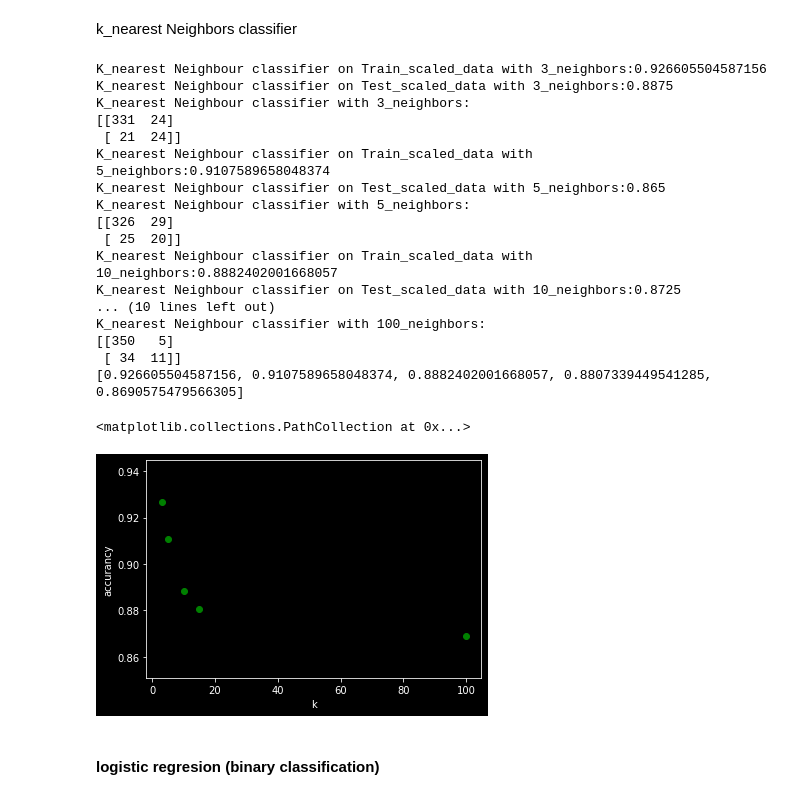
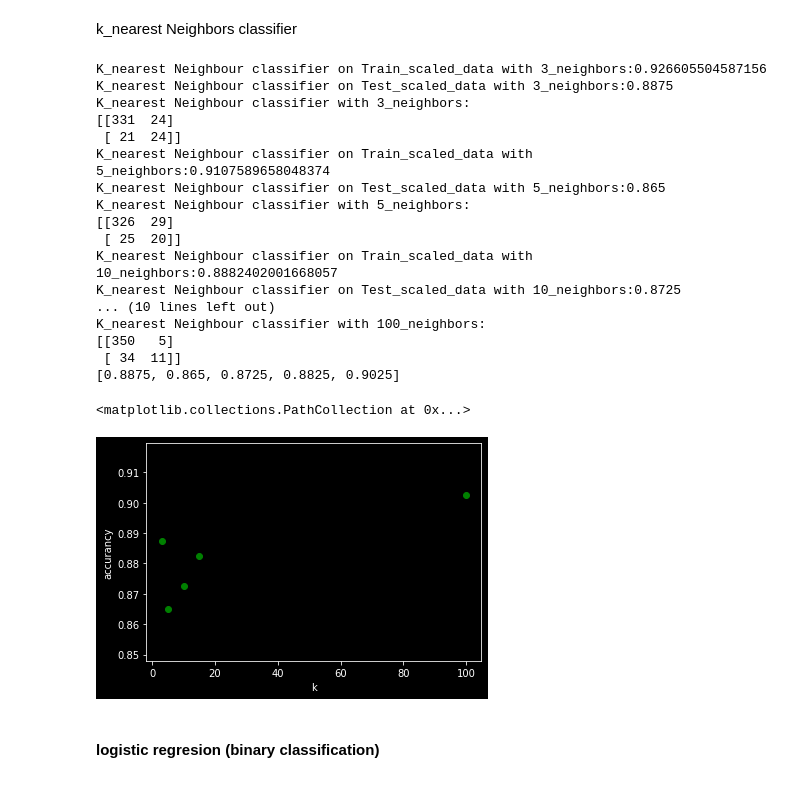
Before and after one commit to valika/wine-project, a Jupyter notebook: File2.ipynb, the cells around one changed output. Saved outputs shown, nothing was run; the diff lists cells and outputs as text; code cells hidden in the pictures.

```diff
--- a/File2.ipynb
+++ b/File2.ipynb
@@ -95,41 +95,41 @@ scores=[]
 for i in a:
     knnc=KNeighborsClassifier(n_neighbors=i).fit(xTrainScaled,y_train)
     yKnncPred=knnc.predict(xTestScaled)
-    scores.append(knnc.score(xTrainScaled,y_train))
+    scores.append(knnc.score(xTestScaled,y_test))
 
     print('K_nearest Neighbour classifier on Train_scaled_data with {}_neighbors:{}'.format(i,knnc.score(xTrainScaled,y_train)))
     print('K_nearest Neighbour classifier on Test_scaled_data with {}_neighbors:{}'.format(i,knnc.score(xTestScaled,y_test)))
 
     #confusion matrix
     print('K_nearest Neighbour classifier with {}_neighbors:\n{}'.format(i,confusion_matrix(y_test,yKnncPred)))
 
 #visualise results of k_neares NeighobrsClassifier in dependency of
 print(scores)
 plt.figure()
 plt.xlabel('k')
 plt.ylabel('accurancy')
 plt.scatter(a,scores,c='green')
 #plt.show
 # %% [output]
 K_nearest Neighbour classifier on Train_scaled_data with 3_neighbors:0.926605504587156
 K_nearest Neighbour classifier on Test_scaled_data with 3_neighbors:0.8875
 K_nearest Neighbour classifier with 3_neighbors:
 [[331  24]
  [ 21  24]]
 K_nearest Neighbour classifier on Train_scaled_data with 5_neighbors:0.9107589658048374
 K_nearest Neighbour classifier on Test_scaled_data with 5_neighbors:0.865
 K_nearest Neighbour classifier with 5_neighbors:
 [[326  29]
  [ 25  20]]
 K_nearest Neighbour classifier on Train_scaled_data with 10_neighbors:0.8882402001668057
 K_nearest Neighbour classifier on Test_scaled_data with 10_neighbors:0.8725
 ... (10 lines left out)
 K_nearest Neighbour classifier with 100_neighbors:
 [[350   5]
  [ 34  11]]
-[0.926605504587156, 0.9107589658048374, 0.8882402001668057, 0.8807339449541285, 0.8690575479566305]
+[0.8875, 0.865, 0.8725, 0.8825, 0.9025]
 <matplotlib.collections.PathCollection at 0x...>
-[figure, old version]
+[figure, new version]
 # %% [markdown]
 #### logistic regresion (binary classification)
 # %%
```
Also changed, not shown: parts of 6 cells of this notebook, 1 other file.
